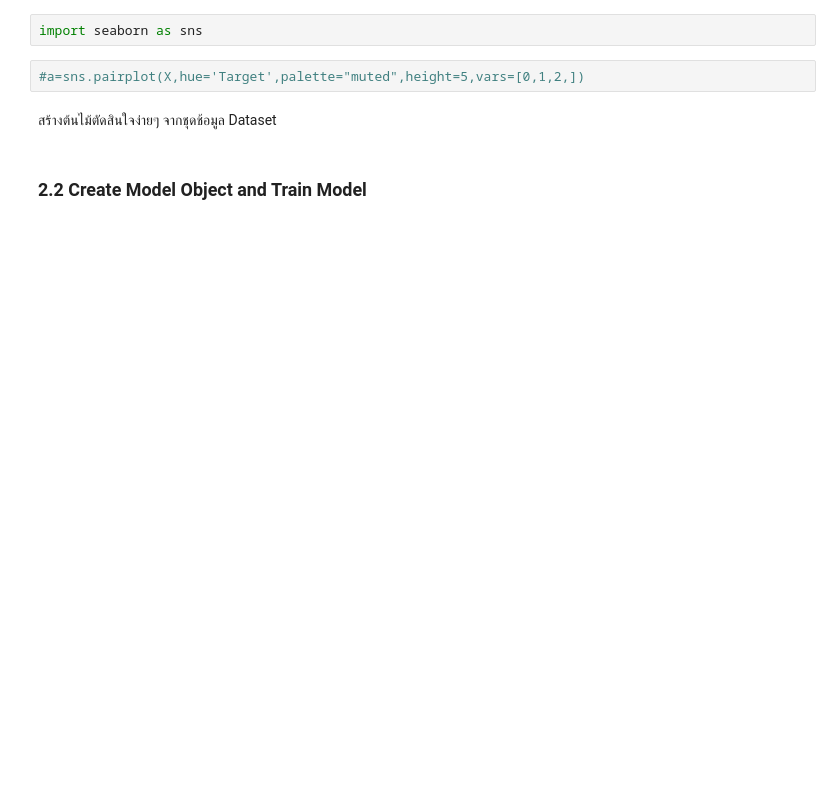
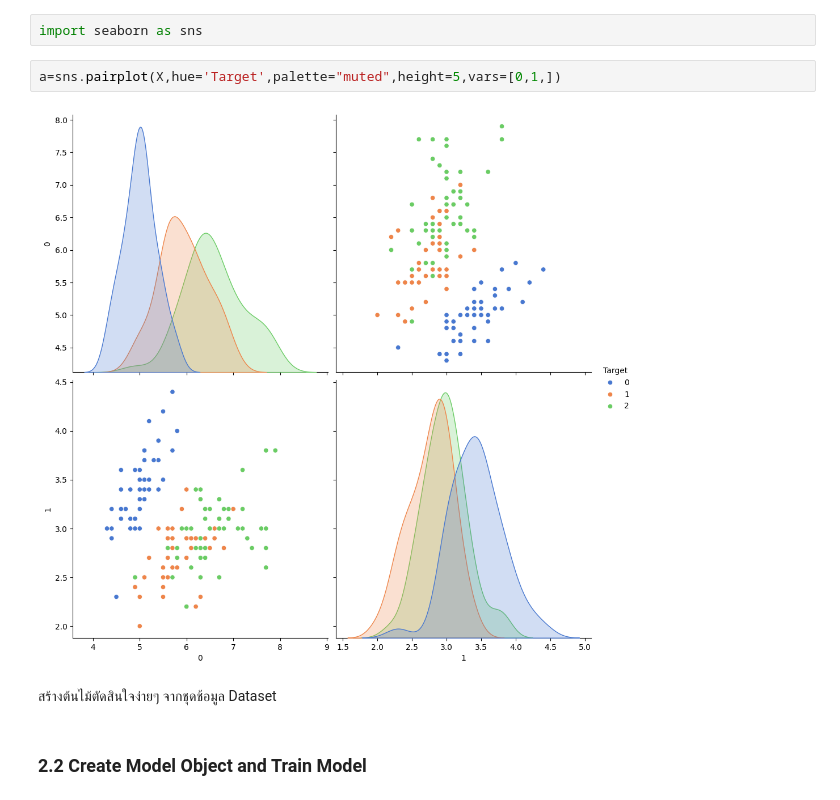
Before and after one commit to toche7/DSEssentials, a Jupyter notebook: Lab4_DecisionTree_STD.ipynb, the cells around one changed output. Drawn from its saved outputs; the diff is of its cells as text; blank space fills up the shorter version.

```diff
--- a/Lab4_DecisionTree_STD.ipynb
+++ b/Lab4_DecisionTree_STD.ipynb
@@ -125,7 +264,9 @@ df
 # %%
 import seaborn as sns
 # %%
-#a=sns.pairplot(X,hue='Target',palette="muted",height=5,vars=[0,1,2,])
+a=sns.pairplot(X,hue='Target',palette="muted",height=5,vars=[0,1,])
+# %% [output]
+[figure, added]
 # %% [markdown]
 สร้างต้นไม้ตัดสินใจง่ายๆ จากชุดช้อมูล Dataset
 # %% [markdown]
```
Also changed, not shown: parts of 31 cells of this notebook.
